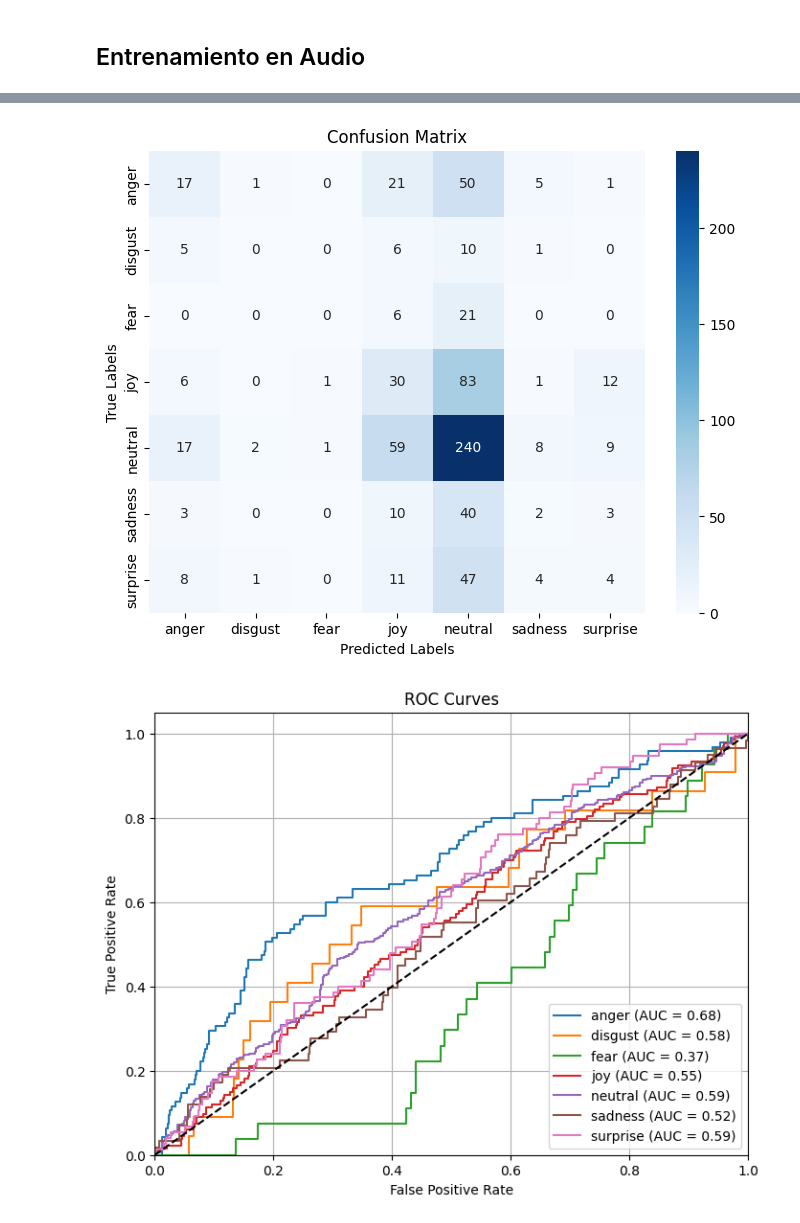
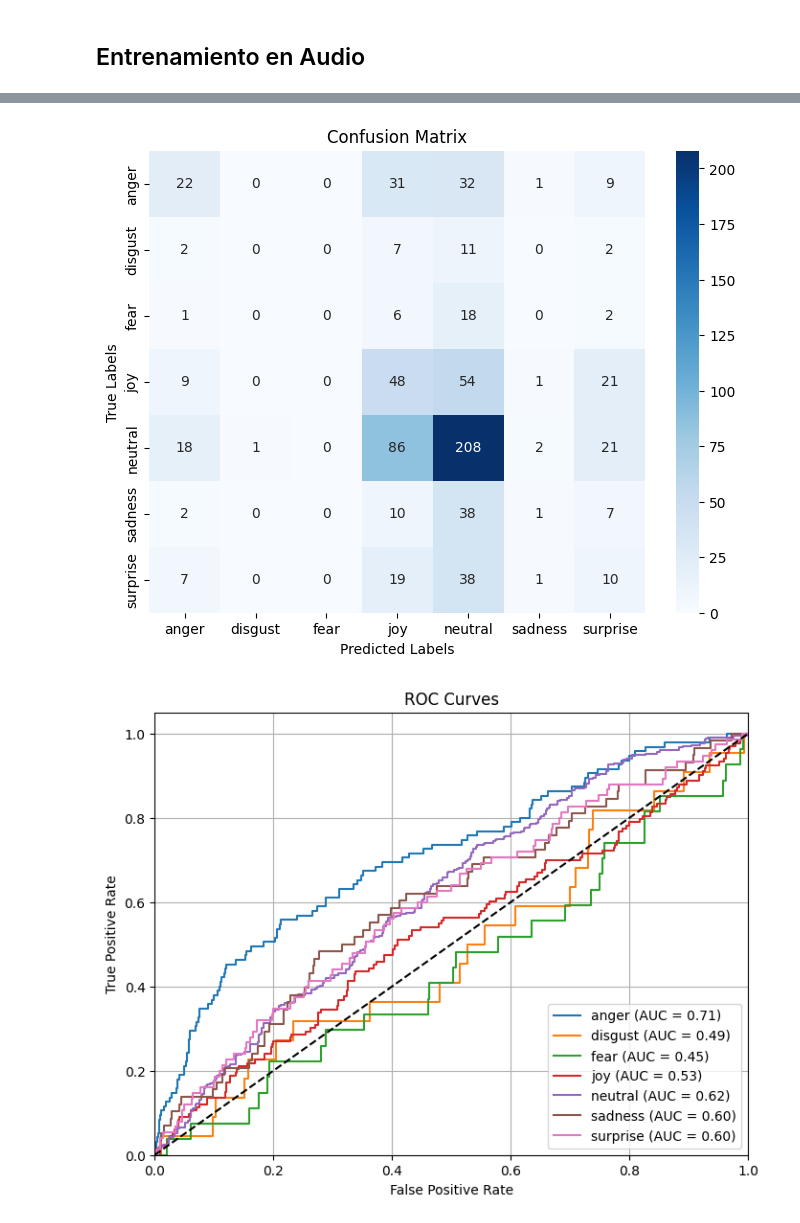
Before and after one commit to mgonzalezsanchez19/TFM, a Jupyter notebook: implementacion.ipynb, the cells around one changed output, grey strips where cells are left out. Drawn from its saved outputs; the diff is of its cells as text; code cells hidden in the pictures.

```diff
--- a/implementacion.ipynb
+++ b/implementacion.ipynb
@@ -824,14 +895,14 @@ test_audio_dataset_MOSEI = EmotionDataset(df_test_mel_MOSEI, extra_features_cols
 ### Creación de los DataLoaders de Audio
 # %%
 # MELD
-train_audio_dataloader_MELD = DataLoader(train_audio_dataset_MELD, batch_size = 32, shuffle = True, num_workers = 2)
-dev_audio_dataloader_MELD = DataLoader(dev_audio_dataset_MELD, batch_size = 32, shuffle = False, num_workers = 2)
-test_audio_dataloader_MELD = DataLoader(test_audio_dataset_MELD, batch_size = 32, shuffle = False, num_workers = 2)
+train_audio_dataloader_MELD = DataLoader(train_audio_dataset_MELD, batch_size = 32, shuffle = True, num_workers = 4)
+dev_audio_dataloader_MELD = DataLoader(dev_audio_dataset_MELD, batch_size = 32, shuffle = False, num_workers = 4)
+test_audio_dataloader_MELD = DataLoader(test_audio_dataset_MELD, batch_size = 32, shuffle = False, num_workers = 4)
 
 # MOSEI
-train_audio_dataloader_MOSEI = DataLoader(train_audio_dataset_MOSEI, batch_size = 32, shuffle = True, num_workers = 2)
-dev_audio_dataloader_MOSEI = DataLoader(dev_audio_dataset_MOSEI, batch_size = 32, shuffle = False, num_workers = 2)
-test_audio_dataloader_MOSEI = DataLoader(test_audio_dataset_MOSEI, batch_size = 32, shuffle = False, num_workers = 2)
+train_audio_dataloader_MOSEI = DataLoader(train_audio_dataset_MOSEI, batch_size = 32, shuffle = True, num_workers = 4)
+dev_audio_dataloader_MOSEI = DataLoader(dev_audio_dataset_MOSEI, batch_size = 32, shuffle = False, num_workers = 4)
+test_audio_dataloader_MOSEI = DataLoader(test_audio_dataset_MOSEI, batch_size = 32, shuffle = False, num_workers = 4)
 # %% [markdown]
 ## Entrenamiento en Audio
 # %%
@@ -870,5 +937,8 @@ Downloading: "https://download.pytorch.org/models/vgg16-397923af.pth" to /root/.
 # %%
 # Competición de MELD
-best_audio_model_name_MELD, best_audio_model_MELD, all_audio_results_MELD = run_audio_model_competition(audio_competition_dict_MELD, epochs = 3)
+class_weights = compute_class_weight(class_weight = 'balanced',
+                                     classes = np.unique(df_train_FE_MELD['Emotion']),
+                                     y = df_train_FE_MELD['Emotion'])
+best_audio_model_name_MELD, best_audio_model_MELD, all_audio_results_MELD = run_audio_model_competition(audio_competition_dict_MELD, class_weights, epochs = 3)
 # %% [output]
 Entrenando modelo efficientnet_b0...
@@ -889,6 +959,7 @@ Mejor modelo: efficientnet_b0 con F1-score: 0.2002
 best_audio_params_MELD = grid_search_audio_hyperparameters(best_audio_model_name_MELD,
                                                            train_audio_dataset_MELD,
                                                            dev_audio_dataset_MELD,
+                                                           class_weights,
                                                            len(features_audio_MELD))
 # %% [output]
  Combinación a probar: batch = 32, epochs = 8, LR = 0.0001
@@ -911,8 +982,9 @@ F1-score = 0.1967 | batch = 64, epochs = 8, LR = 0.0001
 # %%
 # Se generan los mejores dataloaders
-train_audio_dataloader_best_MELD = DataLoader(train_audio_dataset_MELD, batch_size = best_audio_params_MELD['batch_size'], shuffle = True, num_workers = 2)
-dev_audio_dataloader_best_MELD = DataLoader(dev_audio_dataset_MELD, batch_size = best_audio_params_MELD['batch_size'], shuffle = False, num_workers = 2)
-test_audio_dataloader_best_MELD = DataLoader(test_audio_dataset_MELD, batch_size = best_audio_params_MELD['batch_size'], shuffle = False, num_workers = 2)
+torch.cuda.empty_cache()
+train_audio_dataloader_best_MELD = DataLoader(train_audio_dataset_MELD, batch_size = best_audio_params_MELD['batch_size'], shuffle = True, num_workers = 4)
+dev_audio_dataloader_best_MELD = DataLoader(dev_audio_dataset_MELD, batch_size = best_audio_params_MELD['batch_size'], shuffle = False, num_workers = 4)
+test_audio_dataloader_best_MELD = DataLoader(test_audio_dataset_MELD, batch_size = best_audio_params_MELD['batch_size'], shuffle = False, num_workers = 4)
 
 # Se entrena el modelo con los mejores hiperparámetros
 device = 'cuda'
@@ -920,9 +992,11 @@ best_audio_model_to_train_MELD =  EmotionModel(backbone_name = best_audio_model_
                                                num_extra_features = len(features_audio_MELD))
 
 best_audio_trained_model_MELD, _ = train_and_evaluate_audio(best_audio_model_to_train_MELD,
-                                                         train_audio_dataloader_best_MELD,
-                                                         dev_audio_dataloader_best_MELD,
-                                                         num_epochs = best_audio_params_MELD['epochs'],
-                                                         lr = best_audio_params_MELD['learning_rate'])
+                                                            train_audio_dataloader_best_MELD,
+                                                            dev_audio_dataloader_best_MELD,
+                                                            class_weights,
+                                                            freeze_epochs = 4,
+                                                            num_epochs = best_audio_params_MELD['epochs'],
+                                                            lr = best_audio_params_MELD['learning_rate'])
 # %% [output]
  Epoch 0
@@ -947,7 +1020,7 @@ Early stopping triggered.
 # %%
 # Se predice con el mejor modelo para evaluar su rendimiento
 y_pred_best_audio_MELD, y_prob_best_audio_MELD = predict_audio(best_audio_trained_model_MELD, test_audio_dataloader_best_MELD, device)
-evaluate_audio_predictions(df_test_mel_MELD['Emotion'], y_pred_best_audio_MELD, y_prob_best_audio_MELD, ['anger', 'disgust', 'fear', 'joy', 'neutral', 'sadness', 'surprise'])
+evaluate_audio_predictions(df_test_FE_MELD['Emotion'], y_pred_best_audio_MELD, y_prob_best_audio_MELD, ['anger', 'disgust', 'fear', 'joy', 'neutral', 'sadness', 'surprise'])
 
 # Se calculan las predicciones de train y dev para el mejor modelo en MELD
 _, y_prob_audio_train_MELD = predict_audio(best_audio_trained_model_MELD, train_audio_dataloader_best_MELD, device)
@@ -984,2 +1057,2 @@ weighted avg       0.32      0.39      0.34       746
-[figure, old version]
+[figure, new version]
-[figure, old version]
+[figure, new version]
```
Also changed, not shown: parts of 34 cells of this notebook, 1 other file.
